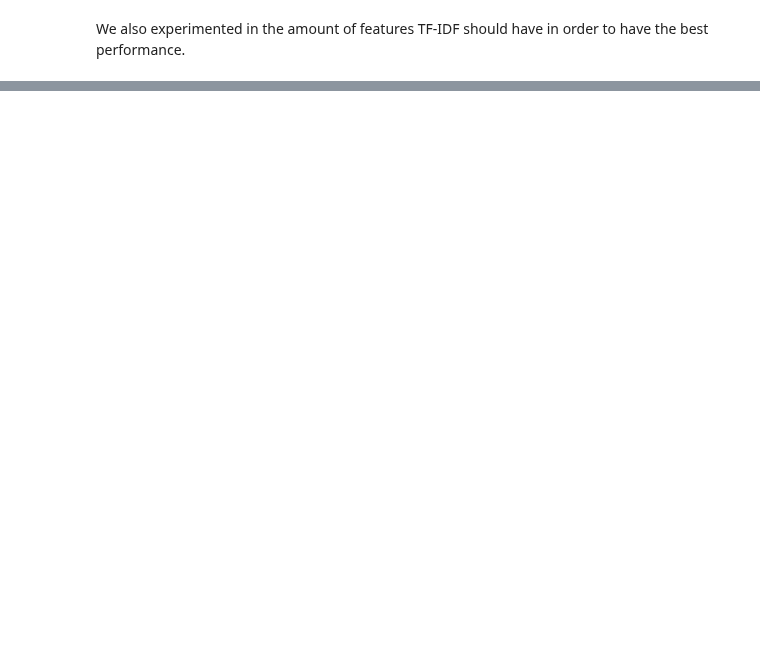
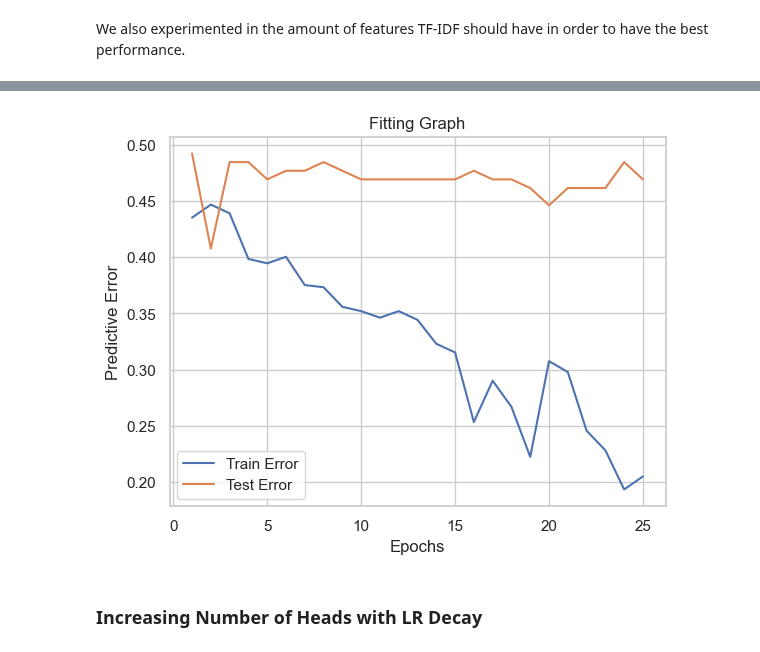
Before and after one commit to Aaron3963/CSE_151A_Project, a Jupyter notebook: project.ipynb, the cells around one changed output, grey strips where cells are left out. Cells and saved outputs as stored; diff of their text form; code cells hidden in the pictures; blank space fills up the shorter version.

```diff
--- a/project.ipynb
+++ b/project.ipynb
@@ -567,0 +998,6 @@ As expected, we do not need to high complexity for TF-IDF, as increasing it will
+# %%
+generateFittingGraph(train_error, test_error, EPOCHS)
+# %% [output]
+[figure, added]
+# %% [markdown]
+### Increasing Number of Heads with LR Decay
```
Also changed, not shown: parts of 44 cells of this notebook, 25 other files.
